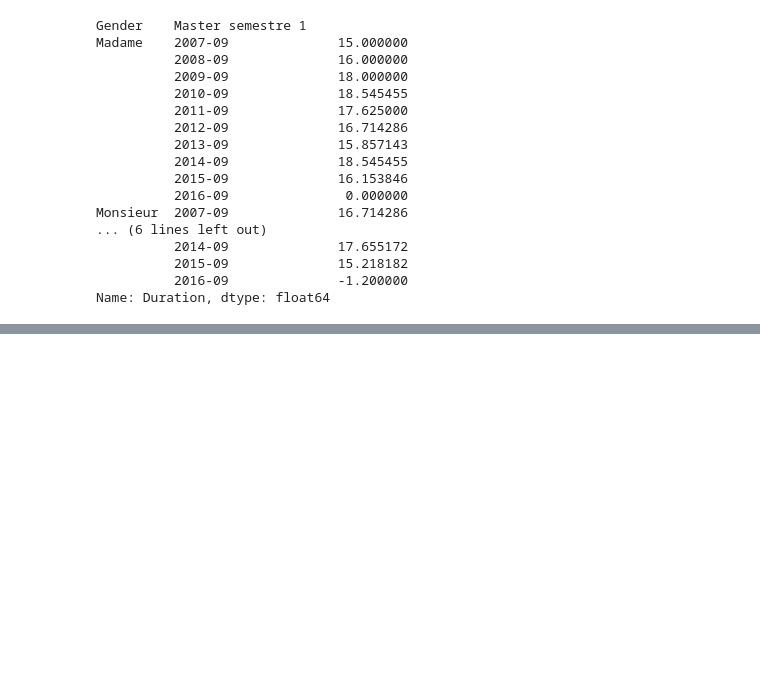
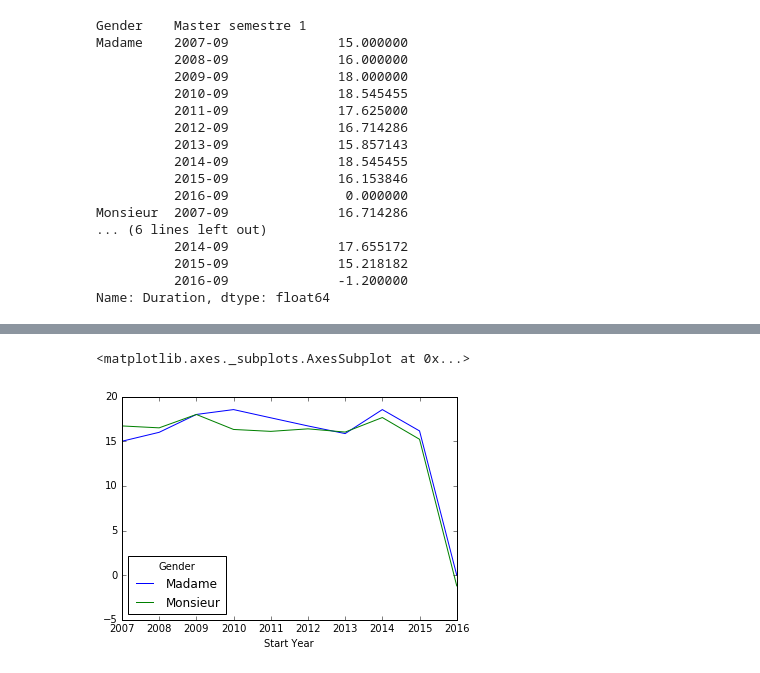
Before and after one commit to BeforeRain/ADA-homework, a Jupyter notebook: 02 - Data from the Web/Assignment2.ipynb, the cells around one changed output, grey strips where cells are left out. Saved outputs shown, nothing was run; the diff lists cells and outputs as text; code cells hidden in the pictures; blank space fills up the shorter version.

```diff
--- a/02 - Data from the Web/Assignment2.ipynb
+++ b/02 - Data from the Web/Assignment2.ipynb
@@ -254,0 +233,6 @@ df.groupby(['Gender', 'Master semestre 1'])['Duration'].mean().plot()
+# %%
+stats_df = df[['Gender', 'Duration']]
+stats_df['Start Year'] = df['Master semestre 1'].apply(lambda x: x.split('-')[0])
+stats_df = stats_df[['Start Year', 'Gender', 'Duration']].groupby(['Start Year', 'Gender']).mean()
+stats_df = stats_df['Duration'].unstack('Gender')
+stats_df.head()
@@ -254,0 +252,5 @@ df.groupby(['Gender', 'Master semestre 1'])['Duration'].mean().plot()
+# %%
+stats_df.plot()
+# %% [output]
+<matplotlib.axes._subplots.AxesSubplot at 0x...>
+[figure, added]
```
Also changed, not shown: parts of 8 cells of this notebook, 1 other file.
